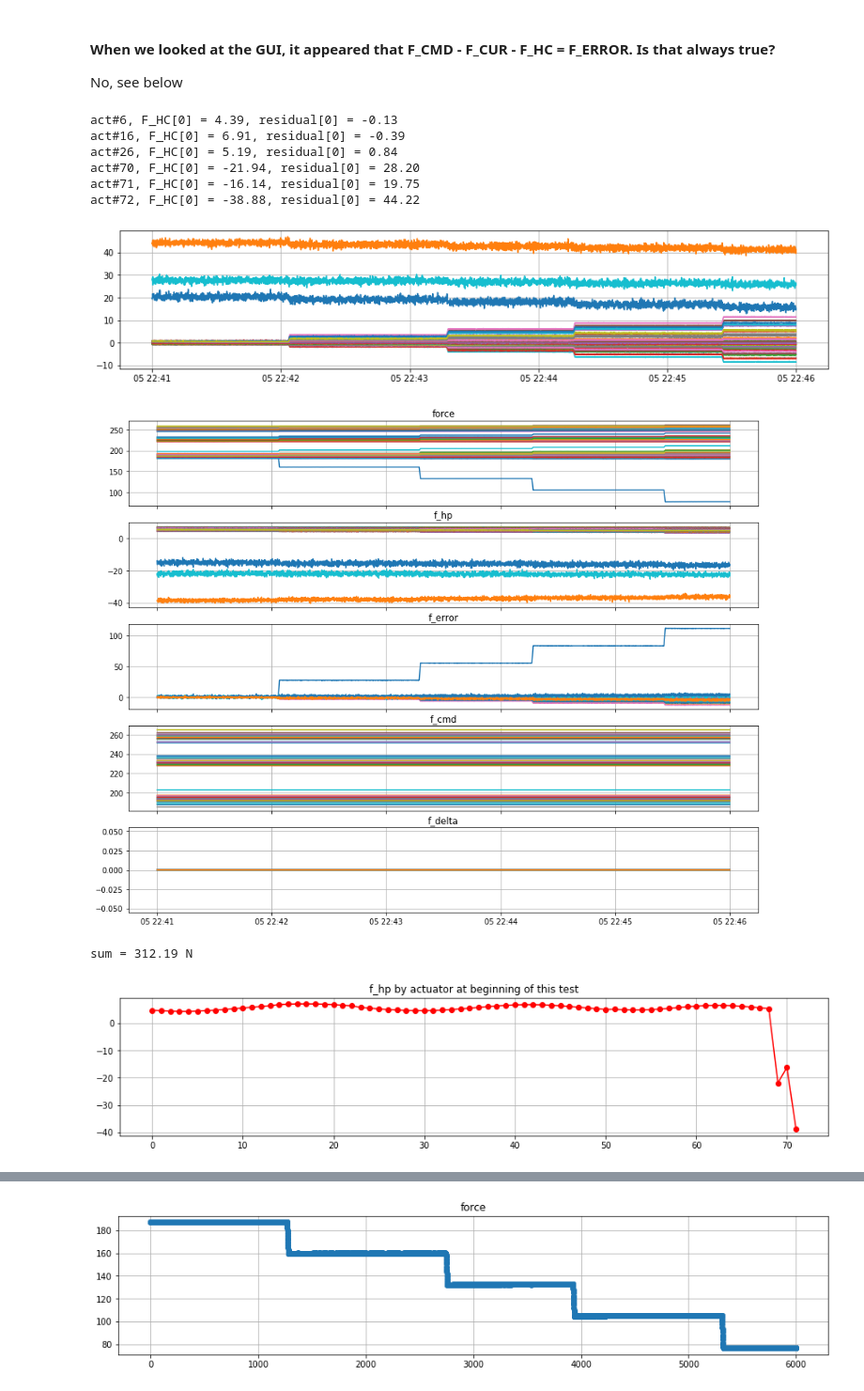
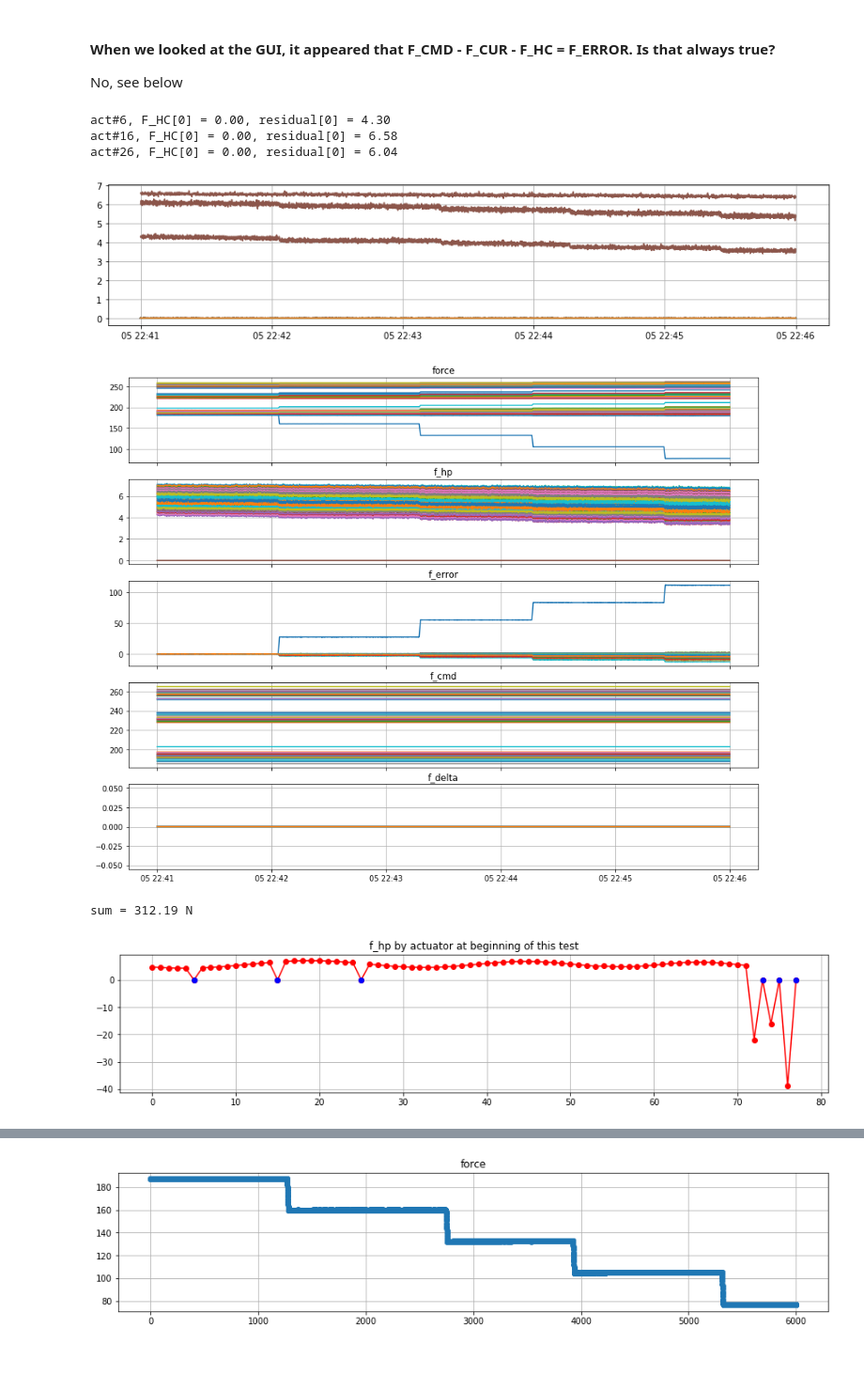
Before and after one commit to bxin/M2_summit_2003, a Jupyter notebook: a05_OL_B1_steps.ipynb, the cells around one changed output, grey strips where cells are left out. Shown at 94% size. Saved outputs shown, nothing was run; the diff lists cells and outputs as text; code cells hidden in the pictures; blank space fills up the shorter version.

```diff
--- a/a05_OL_B1_steps.ipynb
+++ b/a05_OL_B1_steps.ipynb
@@ -161,13 +161,24 @@ mdtype = mdata.dtype  # dtypes of structures are "unsized objects"
 ndata = {n: mdata[n][0, 0] for n in mdtype.names}
 t = [datetime.strptime(ts[0][0], '%d-%b-%Y %H:%M:%S.%f') for ts in ndata['timestamp']]
 t = np.array([ti+ timedelta(hours=4, minutes=3, seconds=-5) for ti in t]) #convert to utc, 4 hours ahead of Rochester
-#The timestamps in the EFD and those in the binary files have a ~3 minutes offset (after considering time zones).
-#Could that be because of clock synchronization? between server and cRIO, for example?
-#Te-Wei: No, both are from the server. There are additional processing after writing to binary,
-# and before data is sent to SAL.
-#Bo: But, how come binary timestamps are earlier than EFD private_sndStamp.
-# The latter is consistent with clocks on Bo's laptop with accuracy of 1 minute.
 columns = [n for n, v in ndata.items()]
+nonHP = [i for i in range(78) if i+1 not in ndata['hp'][0,:]]
+nonHPa = [i for i in range(72) if i+1 not in ndata['hp'][0,:]] #a for axial actuator only
+
+def insertHPColumns(a):
+    [n1, n2] = a.shape
+    b = np.zeros((n1, n2+6))
+    ii = 0
+    for i in range(n2+6):
+        if i in nonHP:
+            b[:,i] = a[:,ii]
+            ii += 1
+        else:
+            b[:,i] = 0
+    return b
+
+ndata['f_hp'] = insertHPColumns(ndata['f_hp'])
+ndata['f_error'] = insertHPColumns(ndata['f_error'])
 # %% [output]
 ('time_delta', 'comm_cntr', 'ilc_status', 'encoder', 'force', 'disp_sensors', 'temp_sensors', 'inclinometer', 'step_cmd', 'inc_cal', 'elevation_ts_i', 'elevation_ts_u', 'elevation_ang', 'el_status', ' ...
 # %%
@@ -221,13 +232,10 @@ for i in range(72):
         print('act#%d, F_HC[0] = %.2f, residual[0] = %.2f'%(i+1, data['f_hp'][0,i], aa[0]))
 plt.grid()
 # %% [output]
-act#6, F_HC[0] = 4.39, residual[0] = -0.13
-act#16, F_HC[0] = 6.91, residual[0] = -0.39
-act#26, F_HC[0] = 5.19, residual[0] = 0.84
-act#70, F_HC[0] = -21.94, residual[0] = 28.20
-act#71, F_HC[0] = -16.14, residual[0] = 19.75
-act#72, F_HC[0] = -38.88, residual[0] = 44.22
+act#6, F_HC[0] = 0.00, residual[0] = 4.30
+act#16, F_HC[0] = 0.00, residual[0] = 6.58
+act#26, F_HC[0] = 0.00, residual[0] = 6.04
-[figure, old version]
+[figure, new version]
 # %%
 fig, ax = plt.subplots(5,1, sharex=True, figsize=(15,12))
 for i in range(72):
@@ -256,14 +264,15 @@ ax[4].grid()
 ax[4].set_title('f_delta');
 #fig.subplots_adjust(hspace=0)
 # %% [output]
-[figure, old version]
+[figure, new version]
 # %%
 fig, ax = plt.subplots(figsize=(15,3))
 plt.plot(data['f_hp'][0,:],'-ro')
+plt.plot(data['hp'][0]-1, data['f_hp'][0,data['hp'][0]-1],'bo',label='HP') #color HP with blue
 plt.grid()
 plt.title('f_hp by actuator at beginning of this test')
 print('sum = %.2f N'%sum(data['f_hp'][0,:]))
 #sh*t, word doc says F_HC = f_hp, but why it is not zero on B6,16,26??? what is going on with last 3 actuators???
 # %% [output]
 sum = 312.19 N
-[figure, old version]
+[figure, new version]
```
Also changed, not shown: parts of 5 cells of this notebook, 5 other files.
